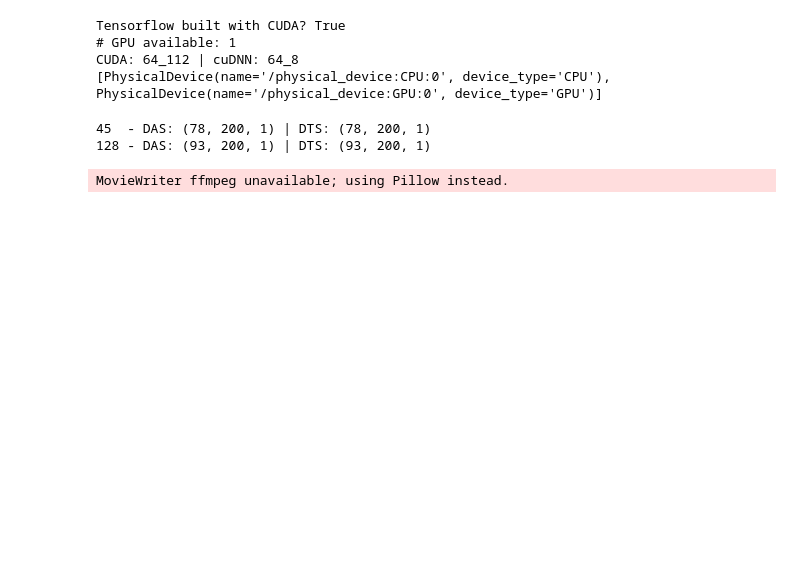
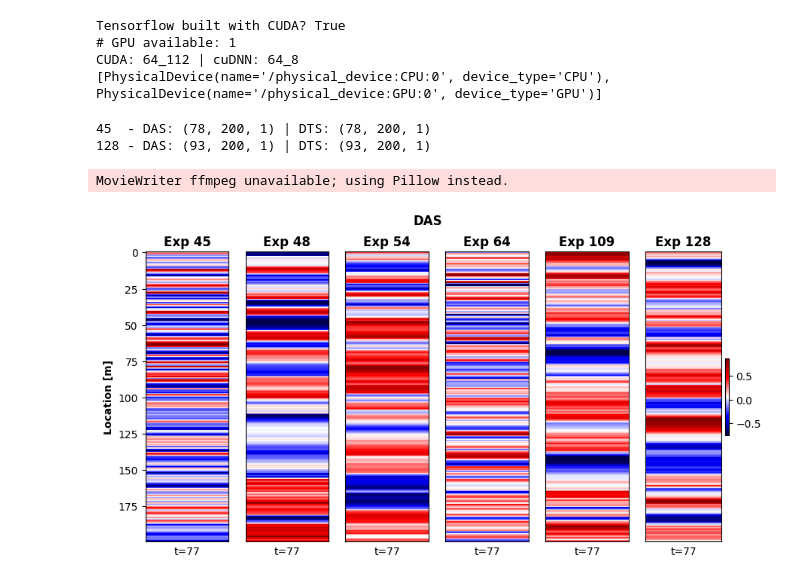
Before and after one commit to misaelmmorales/Fiber-Optics-Dual-Latent-Estimation, a Jupyter notebook: animation.ipynb, the cells around one changed output. Cells and saved outputs as stored; diff of their text form; code cells hidden in the pictures; blank space fills up the shorter version.

```diff
--- a/animation.ipynb
+++ b/animation.ipynb
@@ -18,9 +18,9 @@ das128, dts128 = make_daslhs_dts('128')
 
 print('45  - DAS: {} | DTS: {}'.format(das45.shape, dts45.shape))
 print('128 - DAS: {} | DTS: {}'.format(das128.shape, dts128.shape))
+
+all_das = [das45,das48,das54,das64,das109,das128]
+all_dts = [dts45,dts48,dts54,dts64,dts109,dts128]
+# %% [output]
+45  - DAS: (78, 200, 1) | DTS: (78, 200, 1)
+128 - DAS: (93, 200, 1) | DTS: (93, 200, 1)
-# %%
-print('45  - DAS: {} | DTS: {}'.format(das45.shape, dts45.shape))
-print('128 - DAS: {} | DTS: {}'.format(das128.shape, dts128.shape))
-# %% [output]
-45  - DAS: (78, 200, 1) | DTS: (78, 200, 1)
-128 - DAS: (93, 200, 1) | DTS: (93, 200, 1)
@@ -30,34 +27,34 @@ all_dts = [dts45,dts48,dts54,dts64,dts109,dts128]
 # %%
 titles = ['Exp 45', 'Exp 48', 'Exp 54', 'Exp 64', 'Exp 109', 'Exp 128']
 
 t = 0
 fig, axs = plt.subplots(1, 6, figsize=(10,5))
 for j in range(6):
     im = axs[j].imshow(all_das[j][t], aspect='auto', cmap='seismic')
     axs[j].set(xticks=[])
     axs[0].set_ylabel('Location [m]', weight='bold')
     if j >= 1:
         axs[j].set(yticks=[])
     axs[j].set_title(titles[j], weight='bold')
     axs[j].set_xlabel('t={}'.format(t))
 fig.suptitle('DAS', weight='bold')
 plt.colorbar(im, pad=0.04, fraction=0.046)
 
 def animate(k):
     for j in range(6):
-        im = axs[j].imshow(all_das[j][t], aspect='auto', cmap='seismic')
+        im = axs[j].imshow(all_das[j][k], aspect='auto', cmap='seismic')
         axs[j].set(xticks=[])
-        axs[0].set_ylabel('Location [m]', weight='bold')
         if j >= 1:
             axs[j].set(yticks=[])
+        axs[0].set_ylabel('Location [m]', weight='bold')
         axs[j].set_title(titles[j], weight='bold')
-        axs[j].set_xlabel('t={}'.format(t))
+        axs[j].set_xlabel('t={}'.format(k))
 
 ani = FuncAnimation(fig, animate, frames=78, blit=False, interval=350)
 ani.save('figures/das_animation.gif')
-plt.show()
 # %% [output]
 MovieWriter ffmpeg unavailable; using Pillow instead.
+[figure, added]
 # %%
 titles = ['Exp 45', 'Exp 48', 'Exp 54', 'Exp 64', 'Exp 109', 'Exp 128']
 
```
Also changed, not shown: parts of 2 cells of this notebook, 2 other files.
